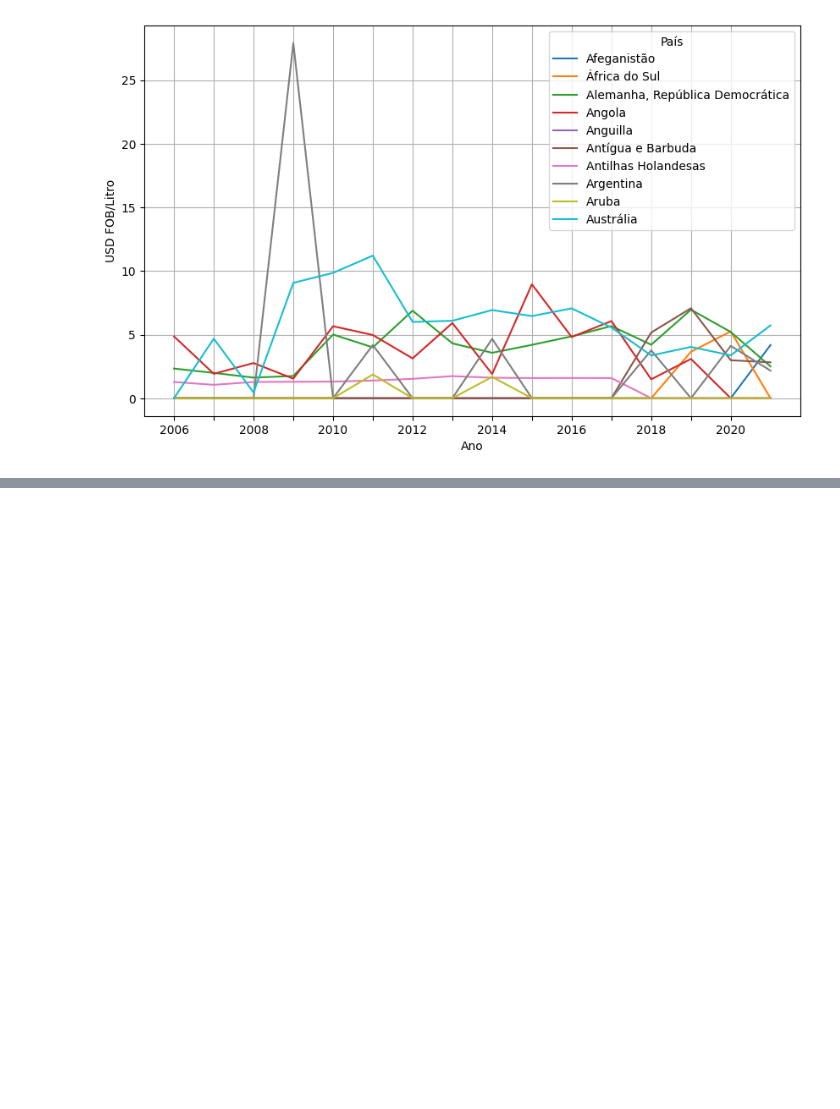
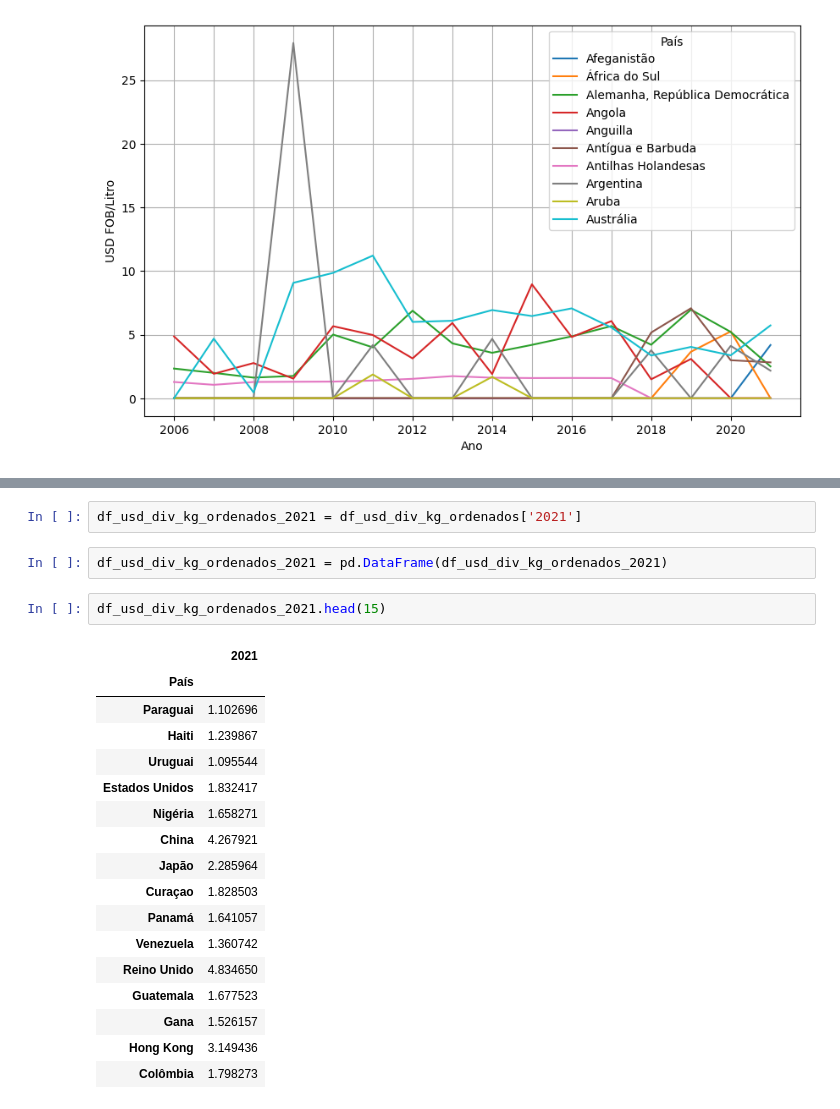
Before and after one commit to jvieirax/producao_vinho, a Jupyter notebook: Produção_de__Vinhos.ipynb, the cells around one changed output, grey strips where cells are left out. Drawn from its saved outputs; the diff is of its cells as text; blank space fills up the shorter version.

```diff
--- a/Produção_de__Vinhos.ipynb
+++ b/Produção_de__Vinhos.ipynb
@@ -346,0 +353,24 @@ plota_div(df_usd_div_kg_drop.head(10))
+# %%
+df_usd_div_kg_ordenados_2021 = df_usd_div_kg_ordenados['2021']
+# %%
+df_usd_div_kg_ordenados_2021 = pd.DataFrame(df_usd_div_kg_ordenados_2021)
+# %%
+df_usd_div_kg_ordenados_2021.head(15)
+# %% [output]
+|  | 2021 |
+| País |  |
+| Paraguai | 1.102696 |
+| Haiti | 1.239867 |
+| Uruguai | 1.095544 |
+| Estados Unidos | 1.832417 |
+| Nigéria | 1.658271 |
+| China | 4.267921 |
+| Japão | 2.285964 |
+| Curaçao | 1.828503 |
+| Panamá | 1.641057 |
+| Venezuela | 1.360742 |
+| Reino Unido | 4.834650 |
+| Guatemala | 1.677523 |
+| Gana | 1.526157 |
+| Hong Kong | 3.149436 |
+| Colômbia | 1.798273 |
```
Also changed, not shown: parts of 8 cells of this notebook.
